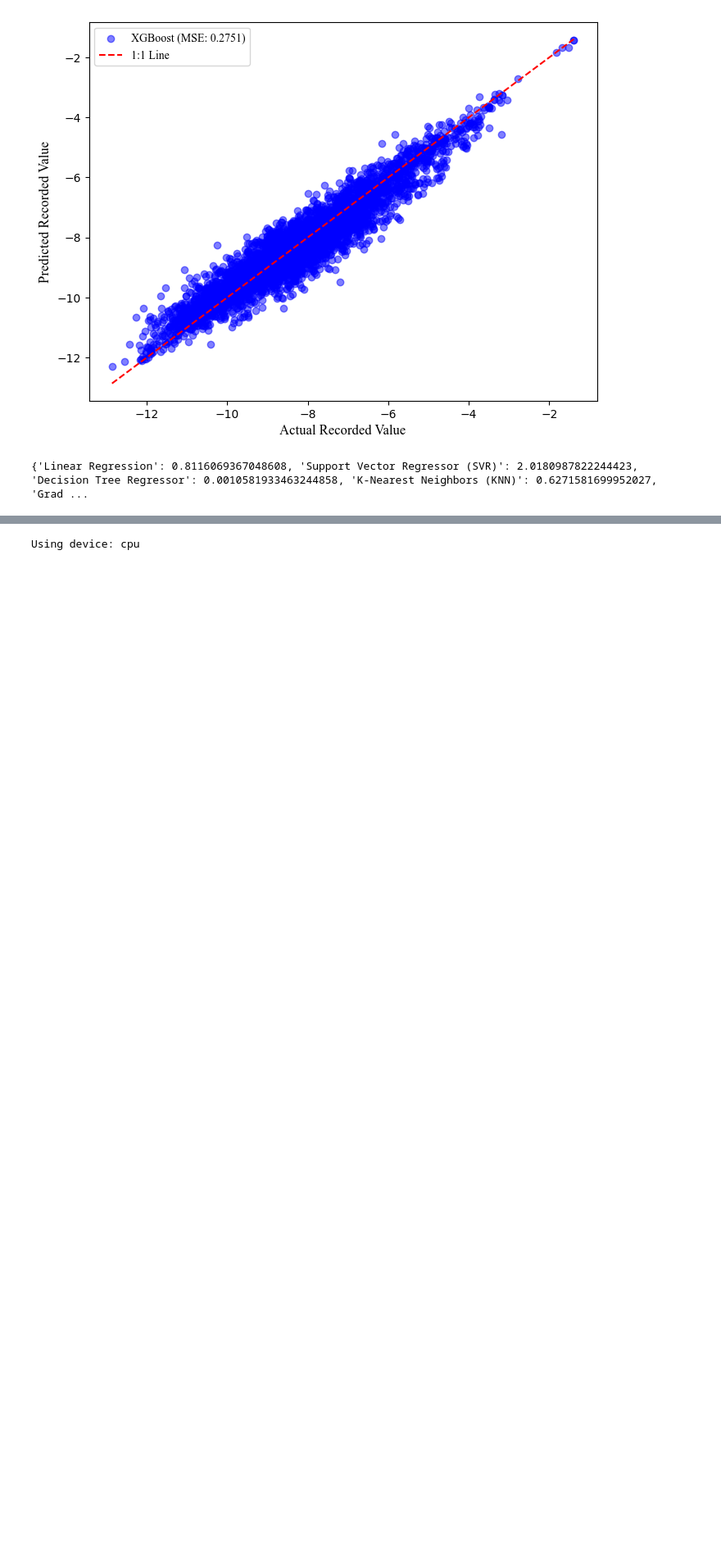
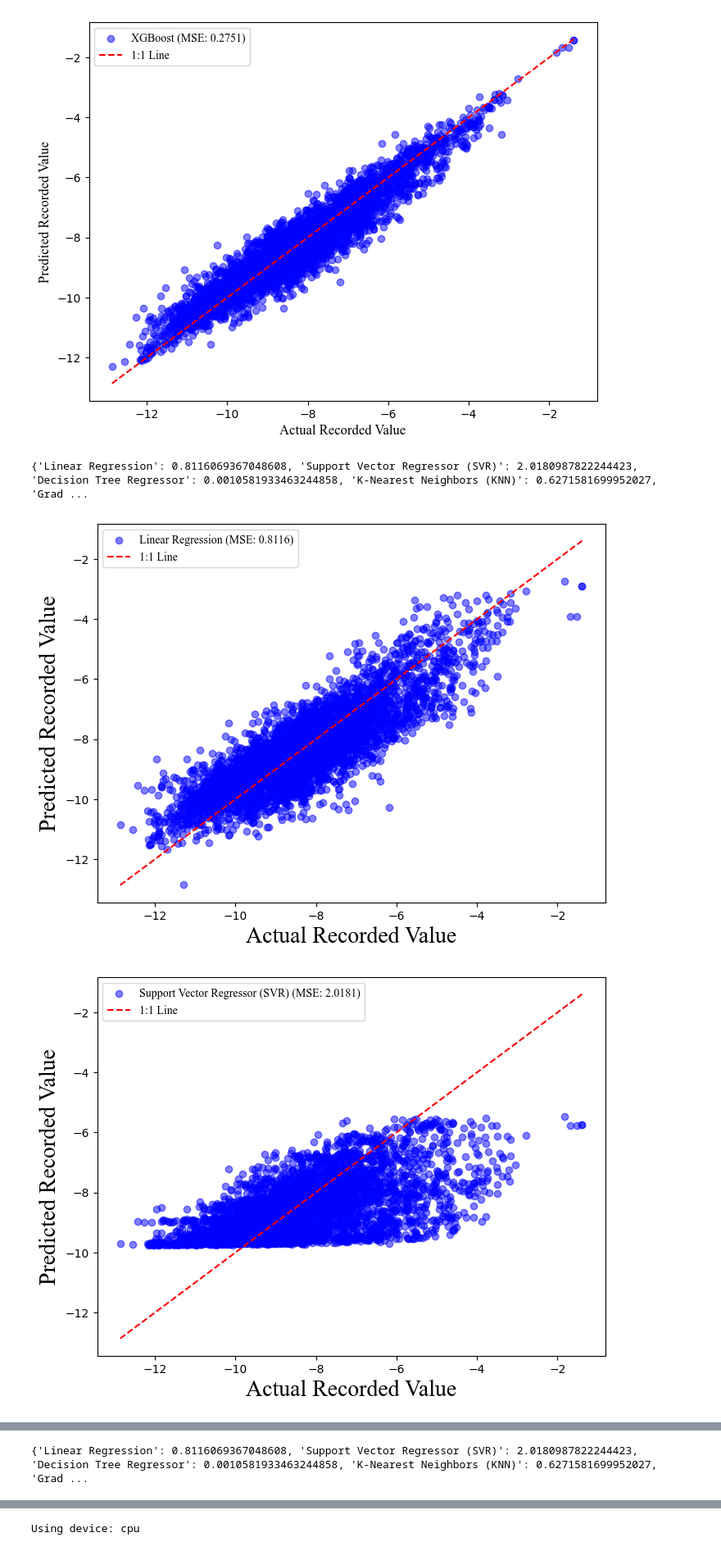
Before and after one commit to kosb123/Punching-shear, a Jupyter notebook: 코드/지진파 copy.ipynb, the cells around one changed output, grey strips where cells are left out. Shown at 82% size. Cells and saved outputs as stored; diff of their text form; code cells hidden in the pictures; blank space fills up the shorter version.

```diff
--- a/코드/지진파 copy.ipynb
+++ b/코드/지진파 copy.ipynb
@@ -71,3 +71,71 @@ print(mse_values)
 [figure]
 [figure]
 {'Linear Regression': 0.8116069367048608, 'Support Vector Regressor (SVR)': 2.0180987822244423, 'Decision Tree Regressor': 0.0010581933463244858, 'K-Nearest Neighbors (KNN)': 0.6271581699952027, 'Grad ...
+# %%
+import pandas as pd
+import numpy as np
+from sklearn.metrics import mean_squared_error
+import matplotlib.pyplot as plt
+from sklearn.linear_model import LinearRegression
+from sklearn.svm import SVR
+from sklearn.tree import DecisionTreeRegressor
+from sklearn.neighbors import KNeighborsRegressor
+from sklearn.ensemble import GradientBoostingRegressor
+import xgboost as xgb
+
+# 파일 경로 지정
+file_path = '통합 문서1.xlsx'  # 파일 경로를 실제 파일 경로로 변경하세요.
+xls = pd.ExcelFile(file_path)
+
+# 데이터 로드
+input_data = pd.read_excel(xls, sheet_name='Ground_Motion_Input_Value_M_R')
+output_data = pd.read_excel(xls, sheet_name='RECORDED_VALUE_PGA')
+
+# 로그 변환
+output_data_log = np.log(output_data)
+
+# 학습에 사용할 입력 데이터(X)와 출력 데이터(y) 준비
+X = input_data
+y = output_data_log
+
+# XGBoost 모델을 포함한 다양한 모델들 정의
+models = {
+    'Linear Regression': LinearRegression(),
+    'Support Vector Regressor (SVR)': SVR(),
+    'Decision Tree Regressor': DecisionTreeRegressor(),
+    'K-Nearest Neighbors (KNN)': KNeighborsRegressor(),
+    'Gradient Boosting Regressor': GradientBoostingRegressor(),
+    'XGBoost': xgb.XGBRegressor()
+}
+
+# MSE 값을 저장할 딕셔너리
+mse_values = {}
+
+# 각 모델을 학습하고 예측 후 MSE 계산
+for model_name, model in models.items():
+    model.fit(X, y)  # 로그를 씌운 y 값으로 학습
+    predictions = model.predict(X)
+    mse_values[model_name] = mean_squared_error(y, predictions)
+
+    # 1대1 비교 플롯을 위한 점 추가
+    plt.figure(figsize=(8, 6))
+    plt.scatter(y, predictions, label=f'{model_name} (MSE: {mse_values[model_name]:.4f})', color='b', alpha=0.5)
+
+    # 1대1 라인 (빨간색 선)
+    min_val = min(np.min(y), np.min(predictions))
+    max_val = max(np.max(y), np.max(predictions))
+    plt.plot([min_val, max_val], [min_val, max_val], color='red', label='1:1 Line', linestyle='--')
+
+    # 그래프 디자인 설정
+    plt.xlabel('Actual Recorded Value', fontsize=20, fontname='Times New Roman')
+    plt.ylabel('Predicted Recorded Value', fontsize=20, fontname='Times New Roman')
+    plt.legend(fontsize=20, prop={'family': 'Times New Roman'})
+
+    # 제목 제외
+    plt.show()
+
+# MSE 값 출력
+print(mse_values)
+# %% [output]
+[figure, added]
+[figure, added]
@@ -74,3 +146,4 @@ print(mse_values)
+{'Linear Regression': 0.8116069367048608, 'Support Vector Regressor (SVR)': 2.0180987822244423, 'Decision Tree Regressor': 0.0010581933463244858, 'K-Nearest Neighbors (KNN)': 0.6271581699952027, 'Grad ...
 # %%
 import torch
 import torch.nn as nn
```
Also changed, not shown: parts of 2 cells of this notebook.
